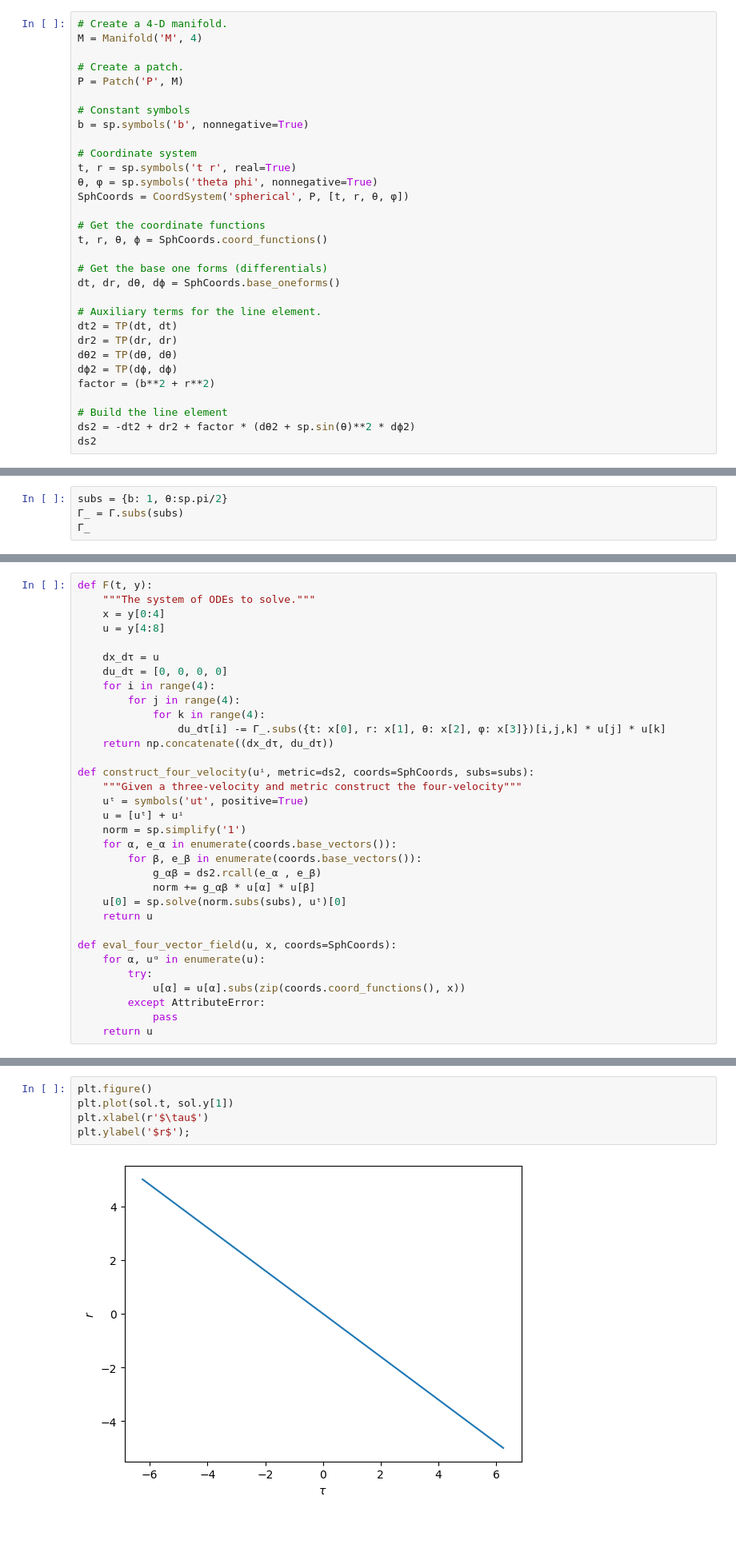
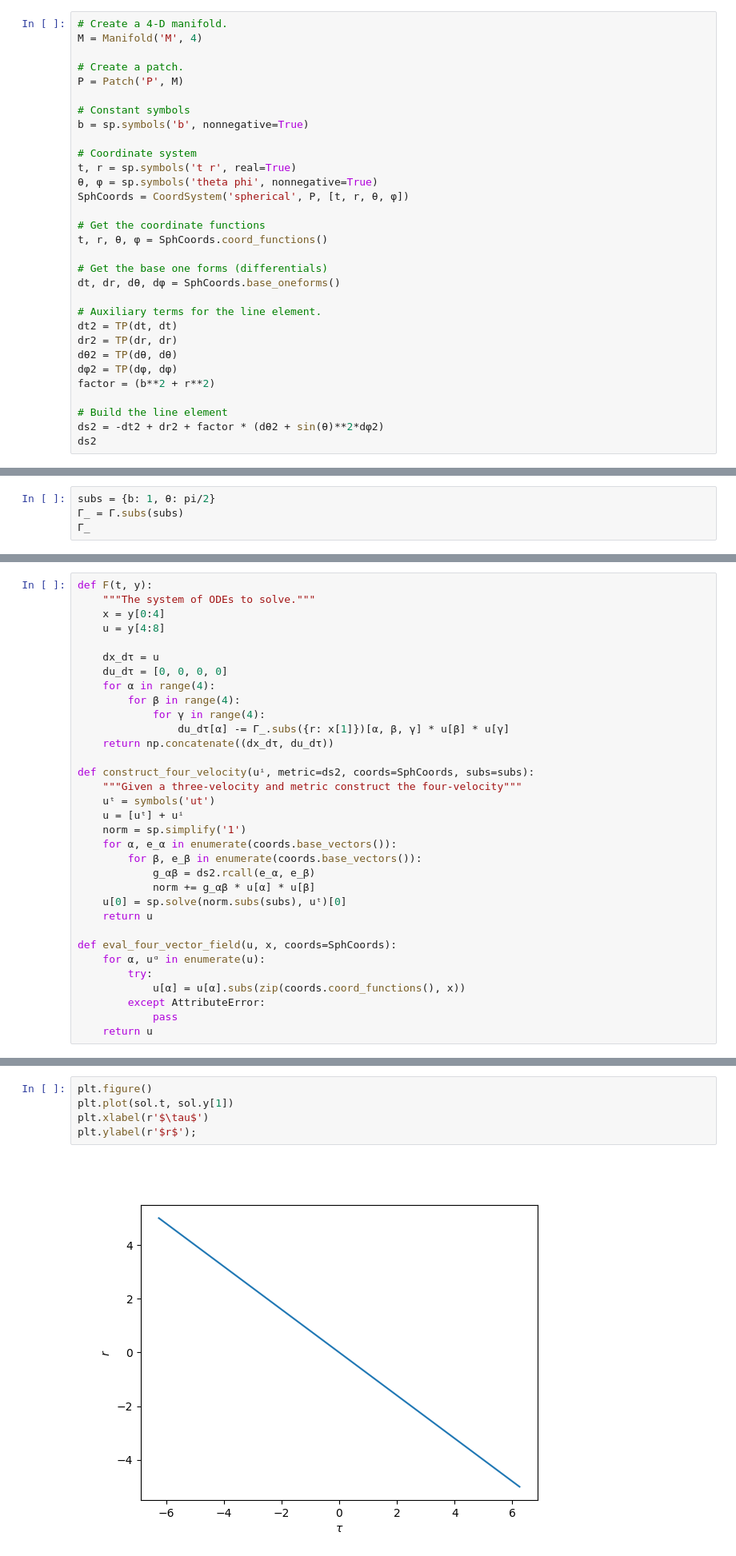
Before and after one commit to uo-phys/gr-winter25, a Jupyter notebook: notebooks/2 - Sympy Differential Geometry and Numerical Integration of Geodesics.ipynb, the cells around one changed output, grey strips where cells are left out. Shown at 80% size. Drawn from its saved outputs; the diff is of its cells as text; blank space fills up the shorter version.

```diff
--- a/notebooks/2 - Sympy Differential Geometry and Numerical Integration of Geodesics.ipynb
+++ b/notebooks/2 - Sympy Differential Geometry and Numerical Integration of Geodesics.ipynb
@@ -104,20 +104,20 @@ t, r = sp.symbols('t r', real=True)
 SphCoords = CoordSystem('spherical', P, [t, r, θ, φ])
 
 # Get the coordinate functions
-t, r, θ, ϕ = SphCoords.coord_functions()
+t, r, θ, φ = SphCoords.coord_functions()
 
 # Get the base one forms (differentials)
-dt, dr, dθ, dϕ = SphCoords.base_oneforms()
+dt, dr, dθ, dφ = SphCoords.base_oneforms()
 
 # Auxiliary terms for the line element.
 dt2 = TP(dt, dt)
 dr2 = TP(dr, dr)
 dθ2 = TP(dθ, dθ)
-dϕ2 = TP(dϕ, dϕ)
+dφ2 = TP(dφ, dφ)
 factor = (b**2 + r**2)
 
 # Build the line element
-ds2 = -dt2 + dr2 + factor * (dθ2 + sp.sin(θ)**2 * dϕ2)
+ds2 = -dt2 + dr2 + factor * (dθ2 + sin(θ)**2*dφ2)
 ds2
 # %% [output]
 $\displaystyle \left(b^{2} + \mathbf{r}^{2}\right) \left(\sin^{2}{\left(\mathbf{\theta} \right)} \operatorname{d}\phi \otimes \operatorname{d}\phi + \operatorname{d}\theta \otimes \operatorname{d}\theta\right) - \operatorname{d}t \otimes \operatorname{d}t + \operatorname{d}r \otimes \operatorname{d}r$
@@ -148,7 +148,7 @@ $$
 # %% [markdown]
 Let's work in the equatorial plane ($\theta=\pi/2$) without loss of generality (due to spherical symmetry).  We'll also set $b=1$, which is like working with a dimensionless coordinate radius $r'=r/b$.
 # %%
-subs = {b: 1, θ:sp.pi/2}
+subs = {b: 1, θ: pi/2}
 Γ_ = Γ.subs(subs)
 Γ_
 # %% [output]
@@ -183,20 +183,20 @@ def F(t, y):
 
     dx_dτ = u
     du_dτ = [0, 0, 0, 0]
-    for i in range(4):
-        for j in range(4):
-            for k in range(4):
-                du_dτ[i] -= Γ_.subs({t: x[0], r: x[1], θ: x[2], φ: x[3]})[i,j,k] * u[j] * u[k]
+    for α in range(4):
+        for β in range(4):
+            for γ in range(4):
+                du_dτ[α] -= Γ_.subs({r: x[1]})[α, β, γ] * u[β] * u[γ]
     return np.concatenate((dx_dτ, du_dτ))
 
 def construct_four_velocity(uⁱ, metric=ds2, coords=SphCoords, subs=subs):
     """Given a three-velocity and metric construct the four-velocity"""
-    uᵗ = symbols('ut', positive=True)
+    uᵗ = symbols('ut')
     u = [uᵗ] + uⁱ
     norm = sp.simplify('1')
     for α, e_α in enumerate(coords.base_vectors()):
         for β, e_β in enumerate(coords.base_vectors()):
-            g_αβ = ds2.rcall(e_α , e_β)
+            g_αβ = ds2.rcall(e_α, e_β)
             norm += g_αβ * u[α] * u[β]
     u[0] = sp.solve(norm.subs(subs), uᵗ)[0]
     return u
@@ -243,10 +243,10 @@ sol
 # %%
 plt.figure()
 plt.plot(sol.t, sol.y[1])
 plt.xlabel(r'$\tau$')
-plt.ylabel('$r$');
+plt.ylabel(r'$r$');
 # %% [output]
-[figure, old version]
+[figure, new version]
 # %%
 def plot_double_polar(y, fig=None):
     if fig == None:
```
Also changed, not shown: parts of 17 cells of this notebook.
